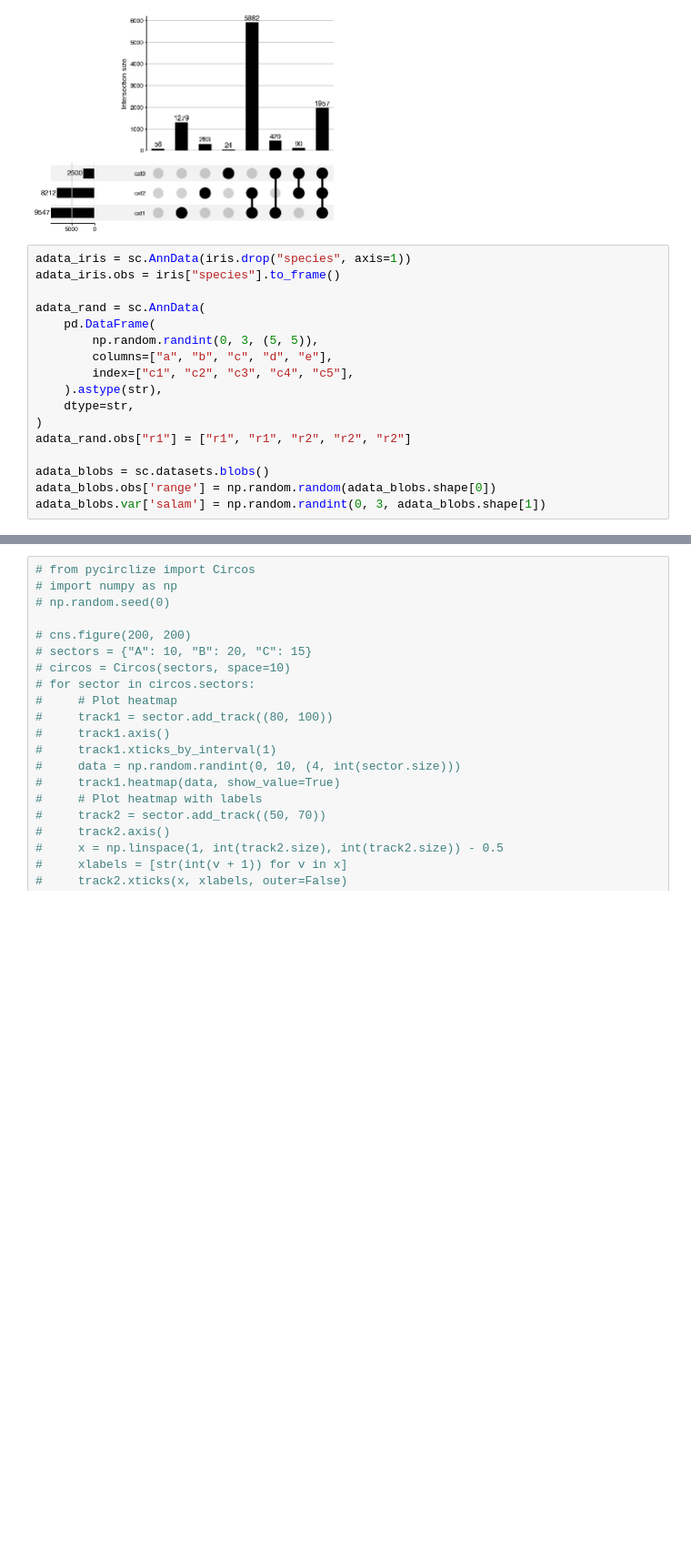
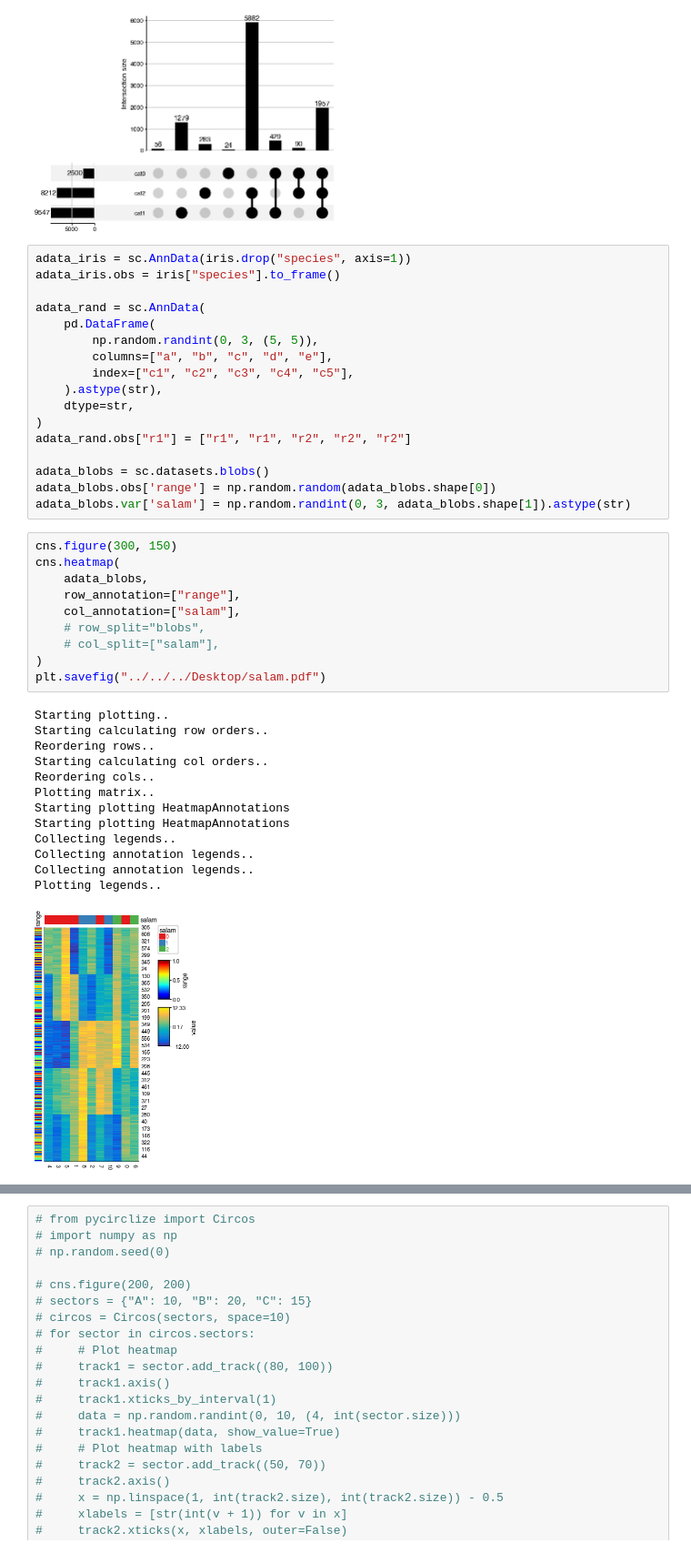
Before and after one commit to faridrashidi/cnsplots, a Jupyter notebook: notebooks/matplotlib.ipynb, the cells around one changed output, grey strips where cells are left out. Shown at 91% size. Cells and saved outputs as stored; diff of their text form; blank space fills up the shorter version.

```diff
--- a/notebooks/matplotlib.ipynb
+++ b/notebooks/matplotlib.ipynb
@@ -113,6 +113,30 @@ adata_rand.obs["r1"] = ["r1", "r1", "r2", "r2", "r2"]
 
 adata_blobs = sc.datasets.blobs()
 adata_blobs.obs['range'] = np.random.random(adata_blobs.shape[0])
-adata_blobs.var['salam'] = np.random.randint(0, 3, adata_blobs.shape[1])
+adata_blobs.var['salam'] = np.random.randint(0, 3, adata_blobs.shape[1]).astype(str)
+# %%
+cns.figure(300, 150)
+cns.heatmap(
+    adata_blobs,
+    row_annotation=["range"],
+    col_annotation=["salam"],
+    # row_split="blobs",
+    # col_split=["salam"],
+)
+plt.savefig("../../../Desktop/salam.pdf")
+# %% [output]
+Starting plotting..
+Starting calculating row orders..
+Reordering rows..
+Starting calculating col orders..
+Reordering cols..
+Plotting matrix..
+Starting plotting HeatmapAnnotations
+Starting plotting HeatmapAnnotations
+Collecting legends..
+Collecting annotation legends..
+Collecting annotation legends..
+Plotting legends..
+[figure, added]
 # %%
 # https://github.com/krassowski/rpy2-complex-heatmap-grammar/blob/main/Examples.ipynb
```
Also changed, not shown: parts of 2 cells of this notebook, 4 other files.
